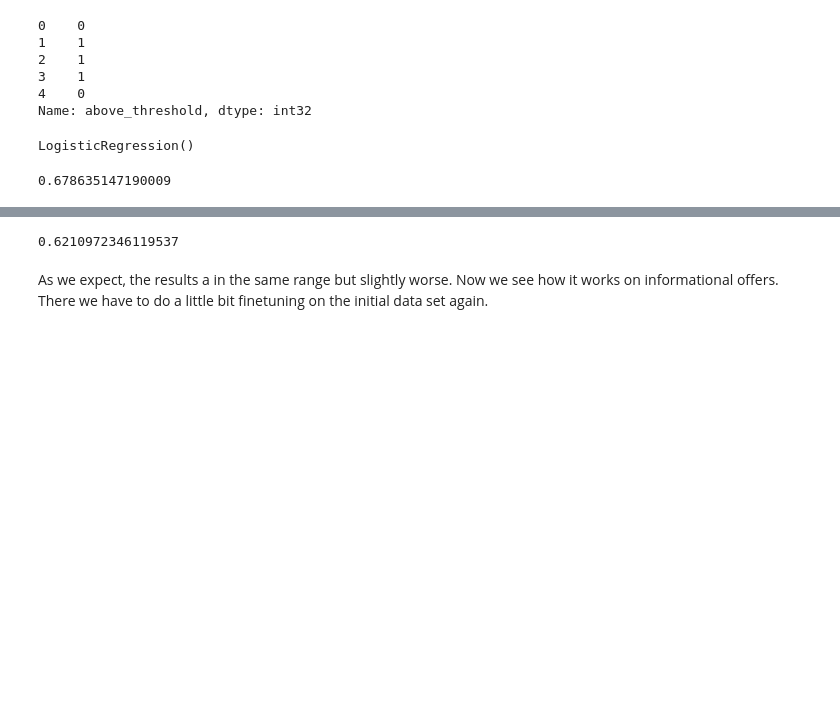
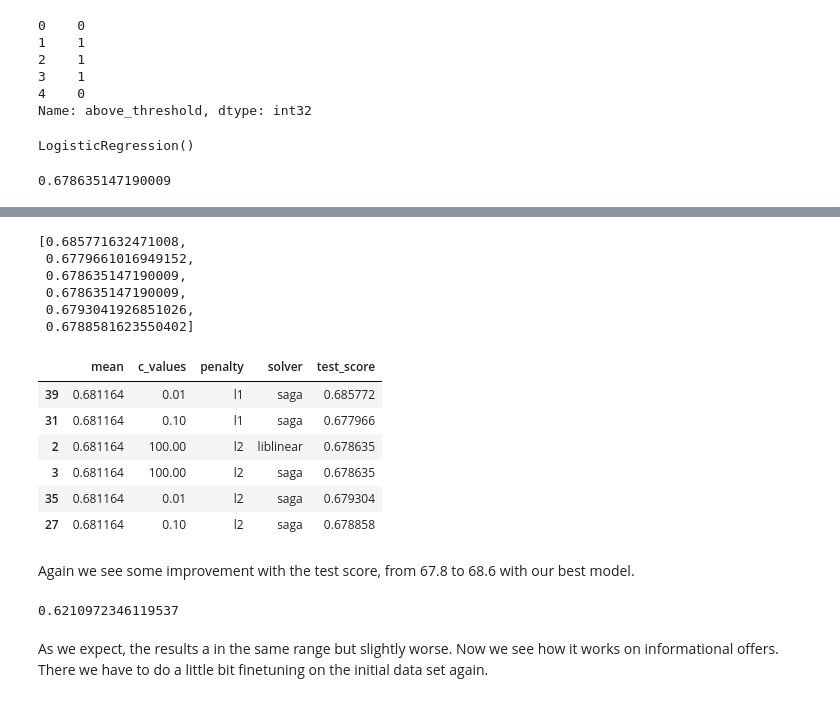
Before and after one commit to ThomasGr08/capstone_project, a Jupyter notebook: Starbucks_Capstone_notebook.ipynb, the cells around one changed output, grey strips where cells are left out. Drawn from its saved outputs; the diff is of its cells as text; code cells hidden in the pictures; blank space fills up the shorter version.

```diff
--- a/Starbucks_Capstone_notebook.ipynb
+++ b/Starbucks_Capstone_notebook.ipynb
@@ -1020,3 +1189,45 @@ print(score)
+# %%
+# let's do the same for the discount data
+results['c_values'] = results['parameters'].apply(lambda x: x.get('C'))
+results['penalty'] = results['parameters'].apply(lambda x: x.get('penalty'))
+results['solver'] = results['parameters'].apply(lambda x: x.get('solver'))
+results = results.drop(['parameters'], axis=1)
+results.sort_values(['mean'], ascending = False)
+top_results = results.sort_values(['mean'], ascending = False)[:6]
+
+# run logistic regression with top parameters from grid search
+scores = []
+for i in range(6):
+    log_reg = LogisticRegression(C=top_results.c_values.iloc[i], penalty=top_results.penalty.iloc[i], solver=top_results.solver.iloc[i])
+
+    # train the model
+    log_reg.fit(X_train,y_train)
+
+    # predict on test data
+    preds = log_reg.predict(X_test)
+    score = log_reg.score(X_test, y_test)
+    scores.append(score)
+scores
+# %% [output]
+[0.685771632471008,
+ 0.6779661016949152,
+ 0.678635147190009,
+ 0.678635147190009,
+ 0.6793041926851026,
+ 0.6788581623550402]
+# %%
+top_results['test_score'] = scores
+top_results
+# %% [output]
+|  | mean | c_values | penalty | solver | test_score |
+| 39 | 0.681164 | 0.01 | l1 | saga | 0.685772 |
+| 31 | 0.681164 | 0.10 | l1 | saga | 0.677966 |
+| 2 | 0.681164 | 100.00 | l2 | liblinear | 0.678635 |
+| 3 | 0.681164 | 100.00 | l2 | saga | 0.678635 |
+| 35 | 0.681164 | 0.01 | l2 | saga | 0.679304 |
+| 27 | 0.681164 | 0.10 | l2 | saga | 0.678858 |
+# %% [markdown]
+Again we see some improvement with the test score, from 67.8 to 68.6 with our best model.
 # %%
 dec_tree = tree.DecisionTreeClassifier()
 dec_tree.fit(X_train,y_train)
```
Also changed, not shown: parts of 24 cells of this notebook.
